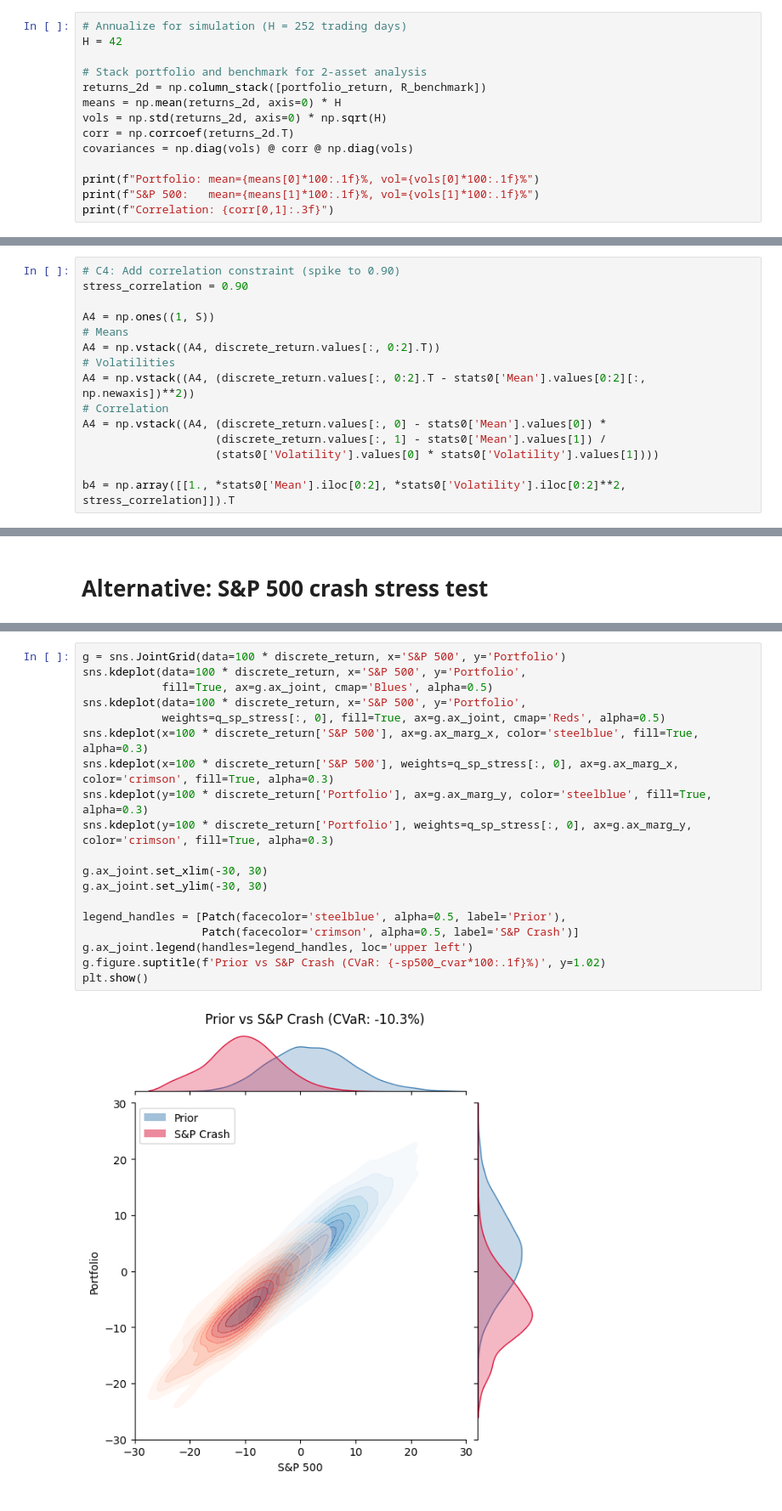
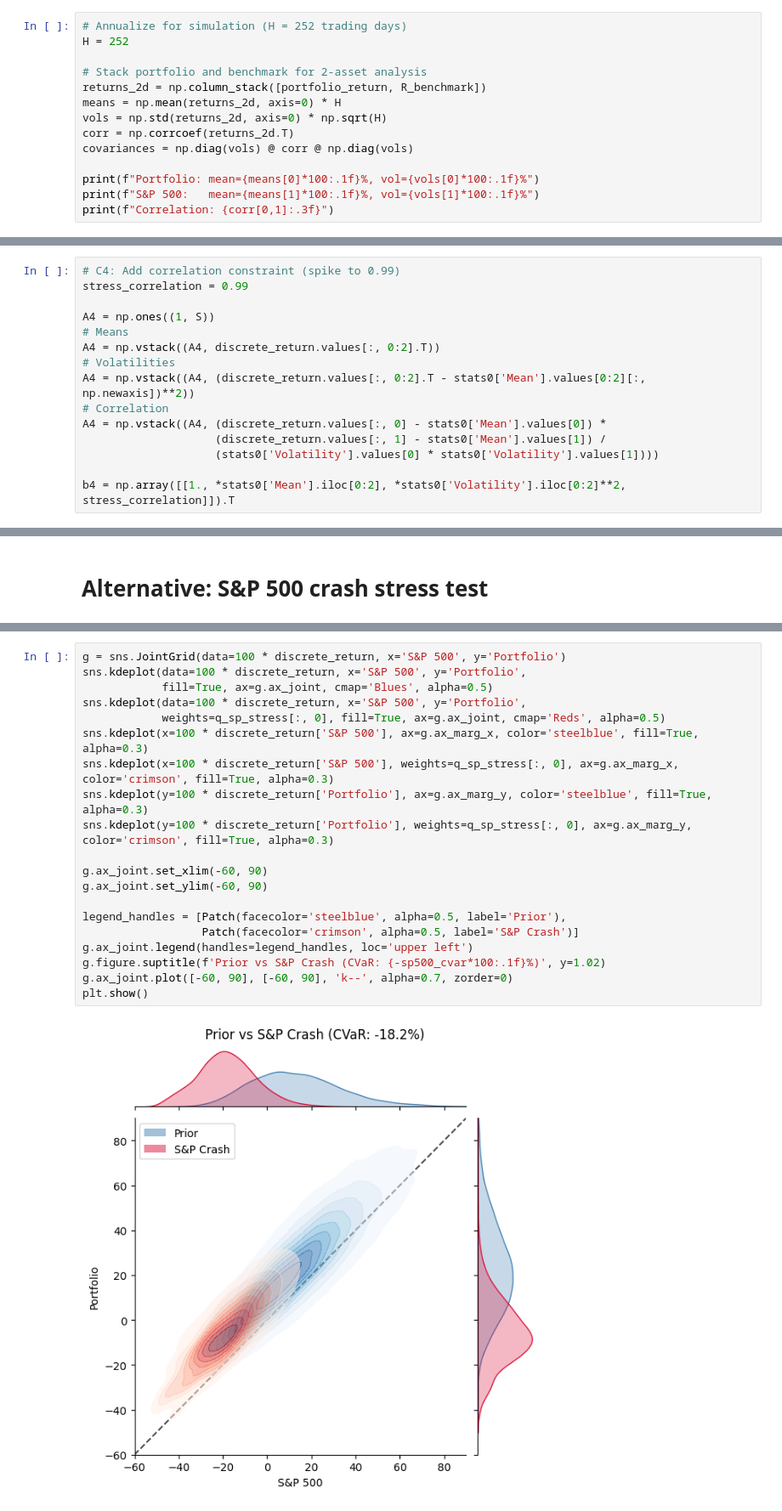
Before and after one commit to galamboslajos/Finance-Working-Files, a Jupyter notebook: Investments_2026/PortfolioStressTest.ipynb, the cells around one changed output, grey strips where cells are left out. Shown at 85% size. Saved outputs shown, nothing was run; the diff lists cells and outputs as text.

```diff
--- a/Investments_2026/PortfolioStressTest.ipynb
+++ b/Investments_2026/PortfolioStressTest.ipynb
@@ -82,7 +64,7 @@ portfolio_return = R_investable @ exposures
 # Specify prior parameters and simulate
 # %%
 # Annualize for simulation (H = 252 trading days)
-H = 42
+H = 252
 
 # Stack portfolio and benchmark for 2-asset analysis
 returns_2d = np.column_stack([portfolio_return, R_benchmark])
@@ -219,8 +212,8 @@ Portfolio 90%-CVaR = 8.3%
 # %% [markdown]
 # C4 Stress-Test: Correlation spike
 # %%
-# C4: Add correlation constraint (spike to 0.90)
-stress_correlation = 0.90
+# C4: Add correlation constraint (spike to 0.99)
+stress_correlation = 0.99
 
 A4 = np.ones((1, S))
 # Means
@@ -415,21 +403,22 @@ Correlation Change (Posterior - Prior):
 # %%
 g = sns.JointGrid(data=100 * discrete_return, x='S&P 500', y='Portfolio')
 sns.kdeplot(data=100 * discrete_return, x='S&P 500', y='Portfolio',
             fill=True, ax=g.ax_joint, cmap='Blues', alpha=0.5)
 sns.kdeplot(data=100 * discrete_return, x='S&P 500', y='Portfolio',
             weights=q_sp_stress[:, 0], fill=True, ax=g.ax_joint, cmap='Reds', alpha=0.5)
 sns.kdeplot(x=100 * discrete_return['S&P 500'], ax=g.ax_marg_x, color='steelblue', fill=True, alpha=0.3)
 sns.kdeplot(x=100 * discrete_return['S&P 500'], weights=q_sp_stress[:, 0], ax=g.ax_marg_x, color='crimson', fill=True, alpha=0.3)
 sns.kdeplot(y=100 * discrete_return['Portfolio'], ax=g.ax_marg_y, color='steelblue', fill=True, alpha=0.3)
 sns.kdeplot(y=100 * discrete_return['Portfolio'], weights=q_sp_stress[:, 0], ax=g.ax_marg_y, color='crimson', fill=True, alpha=0.3)
 
-g.ax_joint.set_xlim(-30, 30)
-g.ax_joint.set_ylim(-30, 30)
+g.ax_joint.set_xlim(-60, 90)
+g.ax_joint.set_ylim(-60, 90)
 
 legend_handles = [Patch(facecolor='steelblue', alpha=0.5, label='Prior'),
                   Patch(facecolor='crimson', alpha=0.5, label='S&P Crash')]
 g.ax_joint.legend(handles=legend_handles, loc='upper left')
 g.figure.suptitle(f'Prior vs S&P Crash (CVaR: {-sp500_cvar*100:.1f}%)', y=1.02)
+g.ax_joint.plot([-60, 90], [-60, 90], 'k--', alpha=0.7, zorder=0)
 plt.show()
 # %% [output]
-[figure, old version]
+[figure, new version]
```
Also changed, not shown: parts of 18 cells of this notebook.
